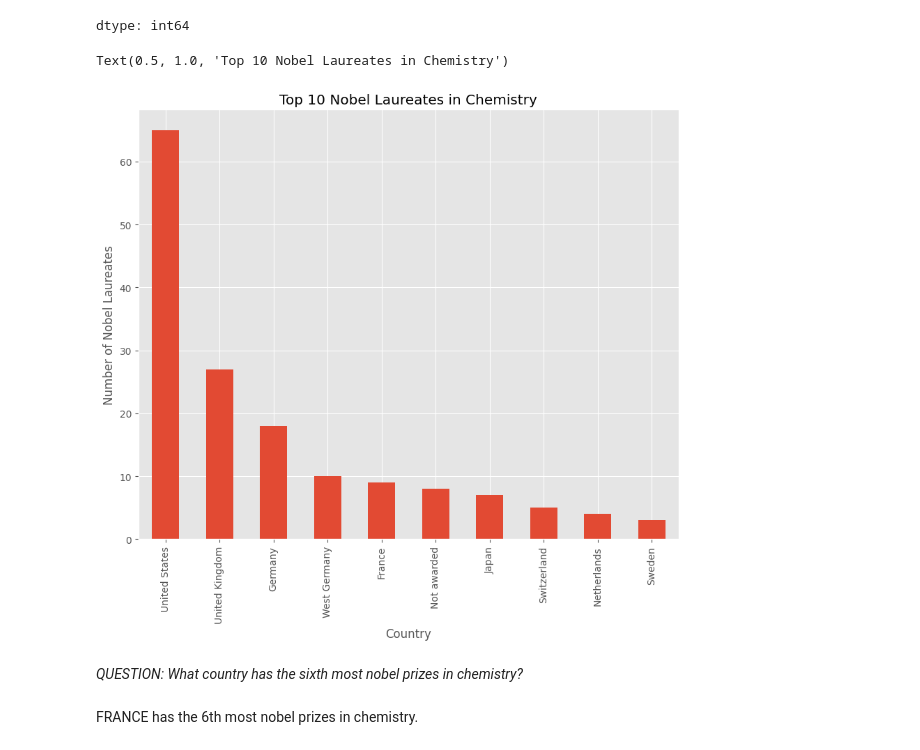
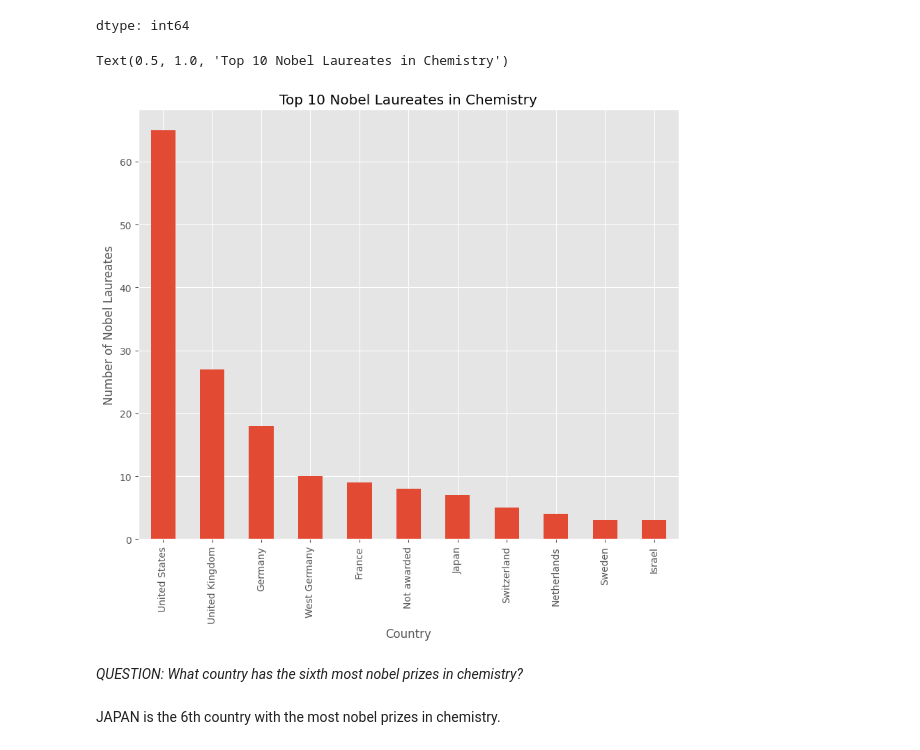
Before and after one commit to biancagallarati/QM2, a Jupyter notebook: notebooks/W02. Pandas.ipynb, the cells around one changed output. Drawn from its saved outputs; the diff is of its cells as text; code cells hidden in the pictures.

```diff
--- a/notebooks/W02. Pandas.ipynb
+++ b/notebooks/W02. Pandas.ipynb
@@ -765,14 +765,14 @@ country.groupby('Country[B]').size().sort_values(ascending=False)
 | Yugoslavia Switzerland | 1 |
 dtype: int64
 # %%
-plot=country.groupby('Country[B]').size().sort_values(ascending=False)[:10].plot(kind='bar')
+plot=country.groupby('Country[B]').size().sort_values(ascending=False)[:11].plot(kind='bar')
 plot.set_xlabel('Country')
 plot.set_ylabel('Number of Nobel Laureates')
 plot.set_title('Top 10 Nobel Laureates in Chemistry')
 # %% [output]
 Text(0.5, 1.0, 'Top 10 Nobel Laureates in Chemistry')
-[figure, old version]
+[figure, new version]
 # %% [markdown]
 *QUESTION: What country has the sixth most nobel prizes in chemistry?*
 # %% [markdown]
-FRANCE has the 6th most nobel prizes in chemistry.
+JAPAN is the 6th country with the most nobel prizes in chemistry.
```
